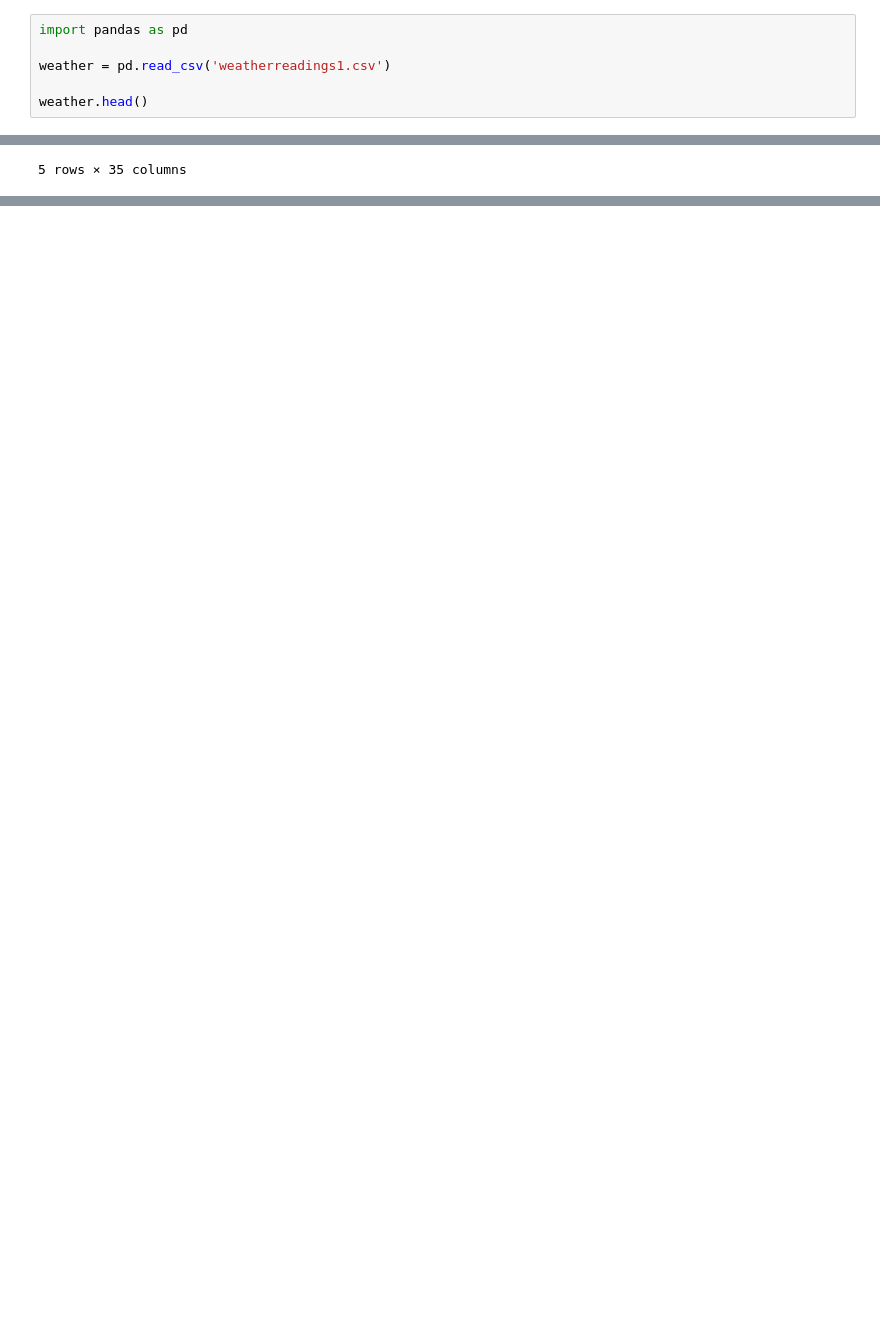
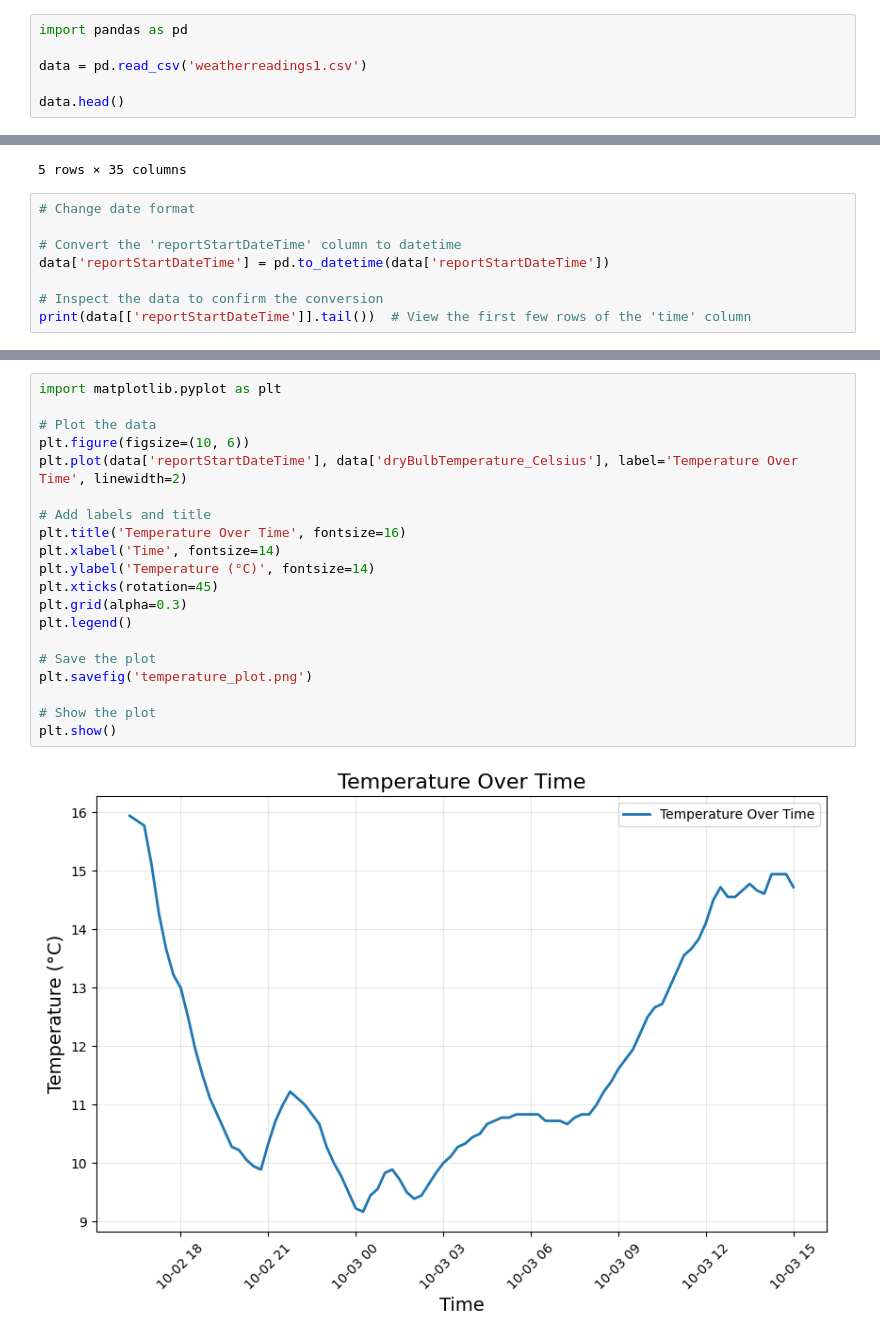
Before and after one commit to daveysull/PFDA, a Jupyter notebook: assignments/assignment2-weather.ipynb, the cells around one changed output, grey strips where cells are left out. Cells and saved outputs as stored; diff of their text form; blank space fills up the shorter version.

Commit message:
Temperature over time plot

```diff
--- a/assignments/assignment2-weather.ipynb
+++ b/assignments/assignment2-weather.ipynb
@@ -1,9 +1,9 @@
 # %%
 import pandas as pd
 
-weather = pd.read_csv('weatherreadings1.csv')
+data = pd.read_csv('weatherreadings1.csv')
 
-weather.head()
+data.head()
 # %% [output]
 |  | siteId | reportStartDateTime | reportEndDateTime | collectionName | isPublic | isLatestVersion | ... |
 | 0 | f2d42aea-f516-ec11-b76a-0003ff599499 | 2024-10-02T16:15:00+00:00 | 2024-10-02T16:15:00+00:00 | 1 | True | True | ... |
@@ -12,3 +12,11 @@ weather.head()
 | 3 | f2d42aea-f516-ec11-b76a-0003ff599499 | 2024-10-02T17:15:00+00:00 | 2024-10-02T17:15:00+00:00 | 1 | True | True | ... |
 | 4 | f2d42aea-f516-ec11-b76a-0003ff599499 | 2024-10-02T17:30:00+00:00 | 2024-10-02T17:30:00+00:00 | 1 | True | True | ... |
 5 rows × 35 columns
+# %%
+# Change date format
+
+# Convert the 'reportStartDateTime' column to datetime
+data['reportStartDateTime'] = pd.to_datetime(data['reportStartDateTime'])
+
+# Inspect the data to confirm the conversion
+print(data[['reportStartDateTime']].tail())  # View the first few rows of the 'time' column
@@ -14,0 +30,22 @@ weather.head()
+# %%
+import matplotlib.pyplot as plt
+
+# Plot the data
+plt.figure(figsize=(10, 6))
+plt.plot(data['reportStartDateTime'], data['dryBulbTemperature_Celsius'], label='Temperature Over Time', linewidth=2)
+
+# Add labels and title
+plt.title('Temperature Over Time', fontsize=16)
+plt.xlabel('Time', fontsize=14)
+plt.ylabel('Temperature (°C)', fontsize=14)
+plt.xticks(rotation=45)
+plt.grid(alpha=0.3)
+plt.legend()
+
+# Save the plot
+plt.savefig('temperature_plot.png')
+
+# Show the plot
+plt.show()
+# %% [output]
+[figure, added]
```
Also changed, not shown: parts of 1 cell of this notebook, 2 other files.
